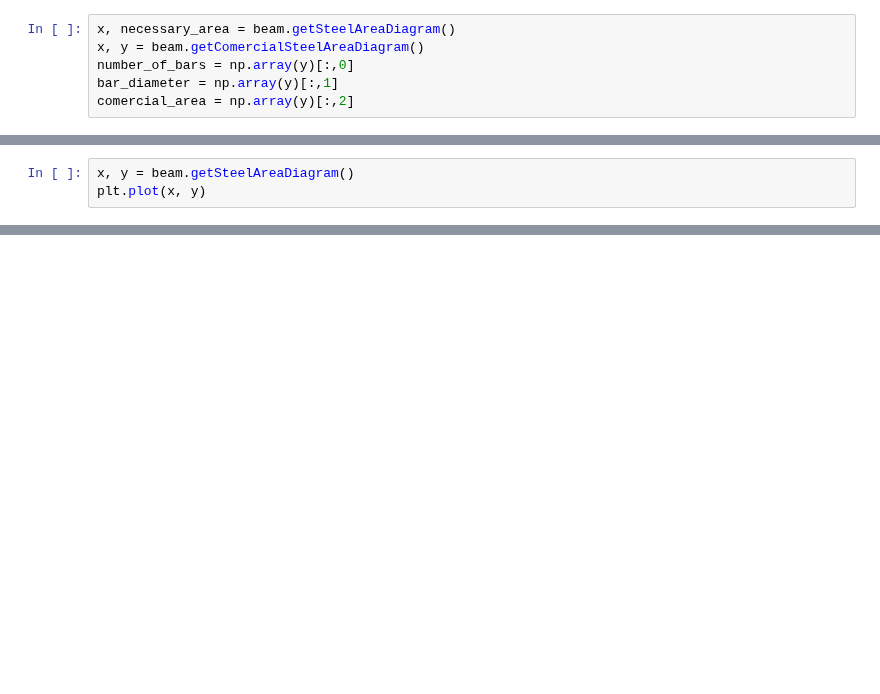
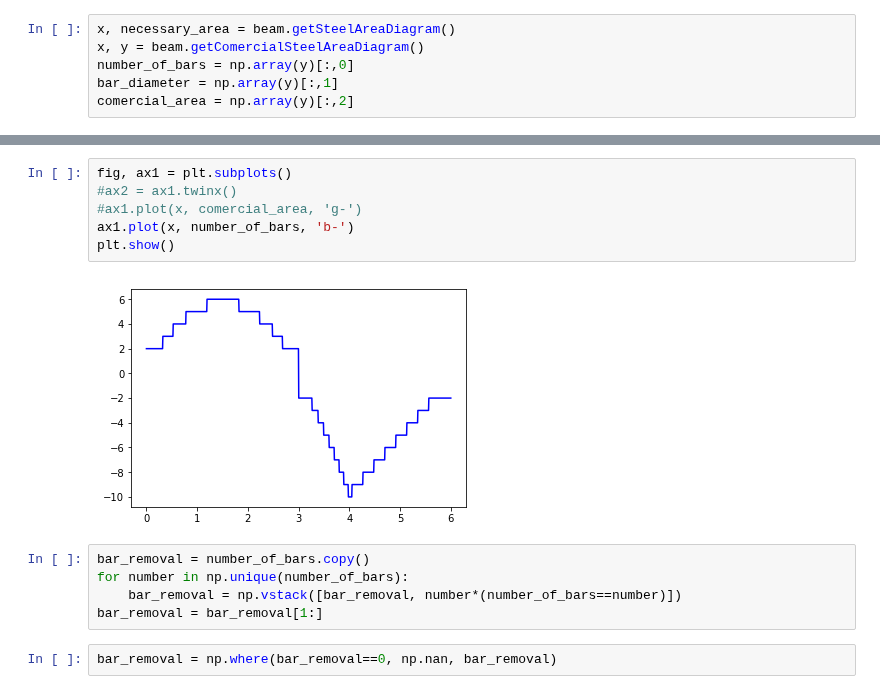
Before and after one commit to luisggc/FConcrete, a Jupyter notebook: Hiper.ipynb, the cells around one changed output, grey strips where cells are left out. Cells and saved outputs as stored; diff of their text form; blank space fills up the shorter version.

```diff
--- a/Hiper.ipynb
+++ b/Hiper.ipynb
@@ -419,3 +164,0 @@ plt.show()
-# %%
-x, y = beam.getSteelAreaDiagram()
-plt.plot(x, y)
@@ -425,0 +165,15 @@ plt.plot(x, y)
+# %%
+fig, ax1 = plt.subplots()
+#ax2 = ax1.twinx()
+#ax1.plot(x, comercial_area, 'g-')
+ax1.plot(x, number_of_bars, 'b-')
+plt.show()
+# %% [output]
+[figure, added]
+# %%
+bar_removal = number_of_bars.copy()
+for number in np.unique(number_of_bars):
+    bar_removal = np.vstack([bar_removal, number*(number_of_bars==number)])
+bar_removal = bar_removal[1:]
+# %%
+bar_removal = np.where(bar_removal==0, np.nan, bar_removal)
```
Also changed, not shown: parts of 40 cells of this notebook, 8 other files.
